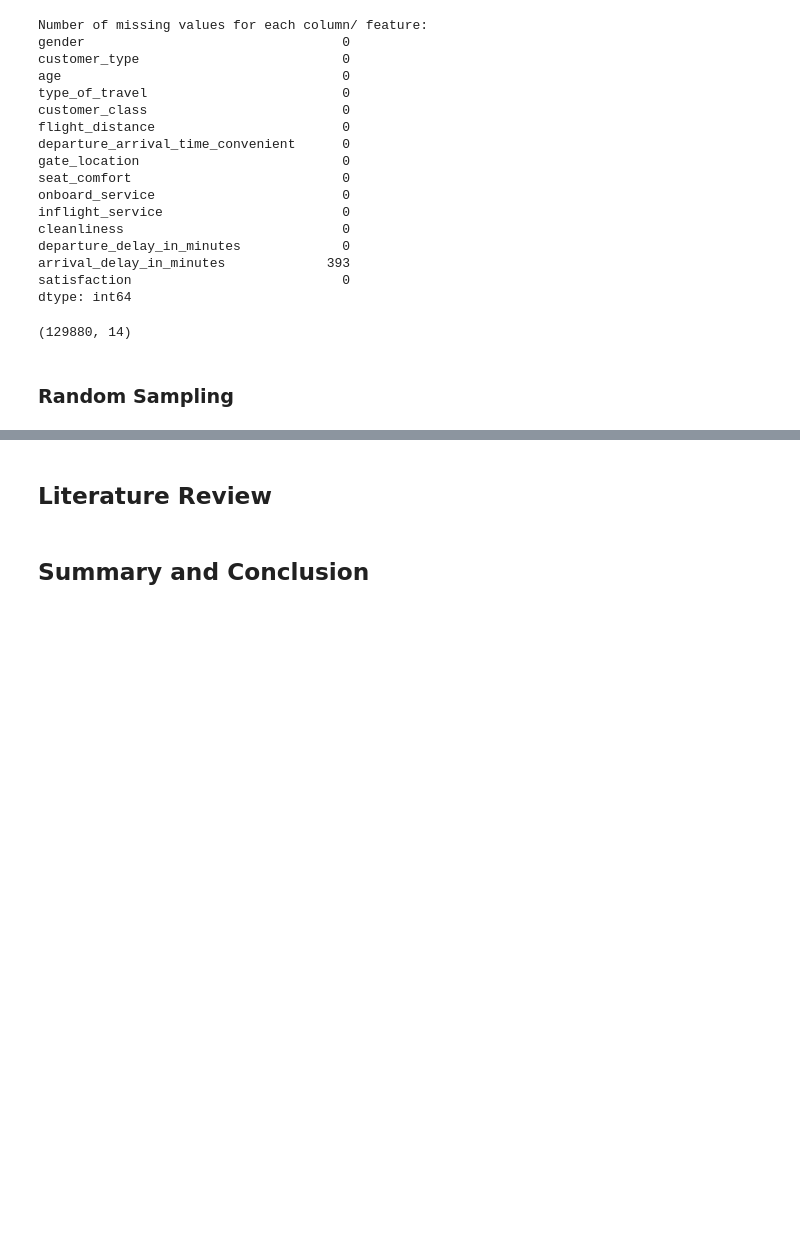
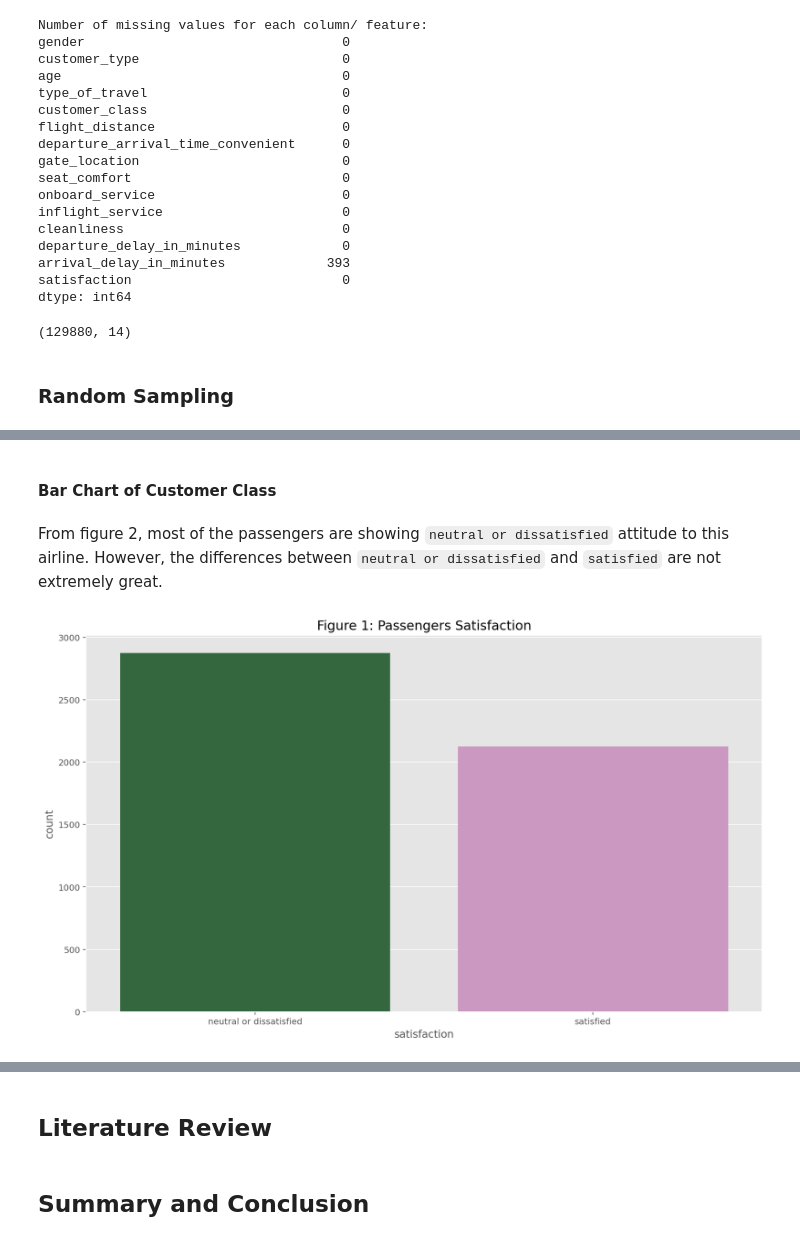
Before and after one commit to ChrisioGwaan/MC2-Phase1, a Jupyter notebook: Phase1_Group26.ipynb, the cells around one changed output, grey strips where cells are left out. Cells and saved outputs as stored; diff of their text form; code cells hidden in the pictures; blank space fills up the shorter version.

```diff
--- a/Phase1_Group26.ipynb
+++ b/Phase1_Group26.ipynb
@@ -321,0 +350,12 @@ csc.shape
+# %% [markdown]
+#### Bar Chart  of Customer Class
+# %% [markdown]
+From figure 2, most of the passengers are showing `neutral or dissatisfied` attitude to this airline. However, the differences between `neutral or dissatisfied` and `satisfied` are not extremely great.
+# %%
+plt.figure(figsize = (14,8))
+fig_2 = sns.countplot(x = 'satisfaction', data = csc, palette = 'cubehelix',
+                    order = csc['satisfaction'].value_counts().index)
+fig_2 = plt.title('Figure 1: Passengers Satisfaction', fontsize = 15)
+plt.show()
+# %% [output]
+[figure, added]
```
Also changed, not shown: parts of 23 cells of this notebook.
